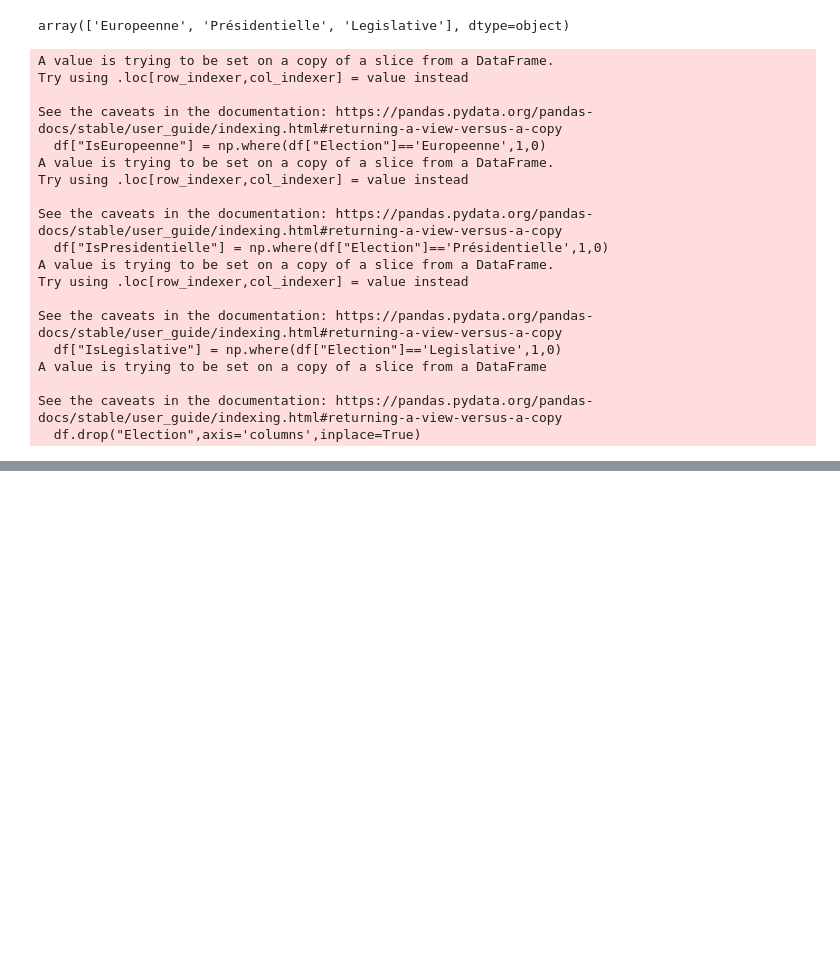
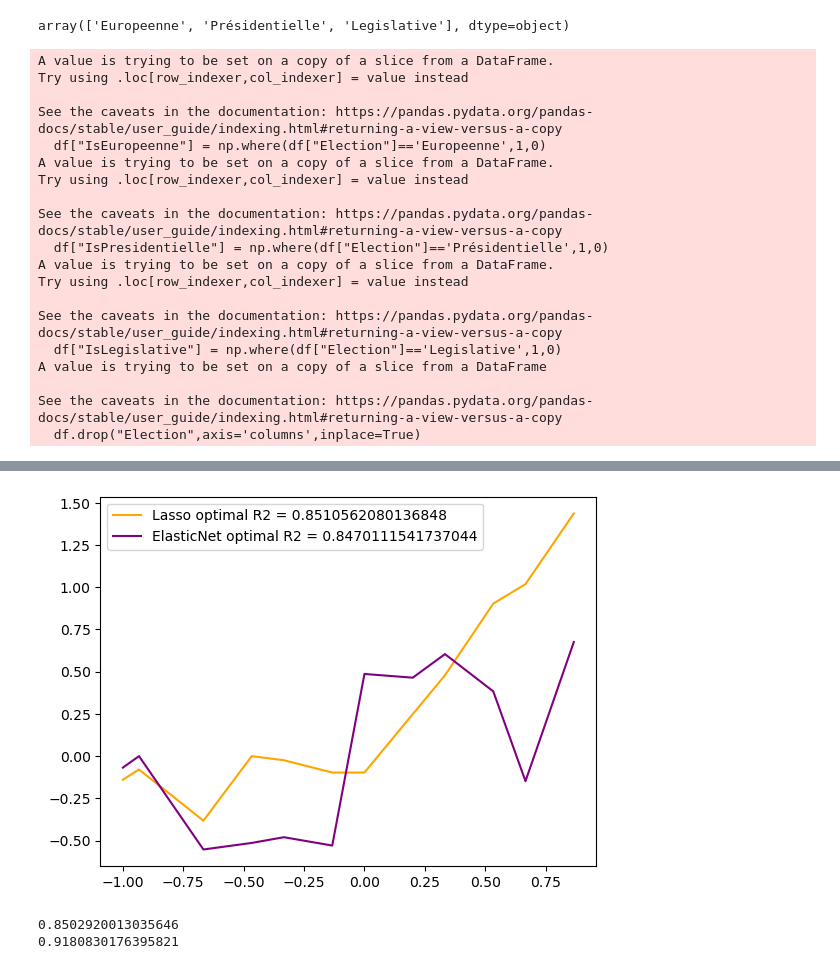
Before and after one commit to L-Clem/MSPR-Big-Data-et-Analyse-des-donnees, a Jupyter notebook: analisys.ipynb, the cells around one changed output, grey strips where cells are left out. Drawn from its saved outputs; the diff is of its cells as text; code cells hidden in the pictures; blank space fills up the shorter version.

Commit message:
regression prediction done

```diff
--- a/analisys.ipynb
+++ b/analisys.ipynb
@@ -125,0 +289,3 @@ Index(['Unnamed: 0', 'Année', 'age-depart-retraite', 'Dépenses', 'Recettes',
+# %%
+x_train, x_test, y_train, y_test = train_test_split(X_sc, y, test_size = 0.2, random_state = 0)
+x_train
@@ -125,0 +351,25 @@ Index(['Unnamed: 0', 'Année', 'age-depart-retraite', 'Dépenses', 'Recettes',
+# %%
+#%% Optimisation de la méthode ElasticNet
+
+elastic_pipeline = make_pipeline(
+                               ElasticNet())
+elastic_params = {
+    "elasticnet__max_iter": [50000],
+    "elasticnet__alpha": [1e-4, 1e-3, 1e-2, 1e-1],
+    "elasticnet__l1_ratio": [0.01, 0.1, 0.5, 1],
+    }
+
+elastic_grid = GridSearchCV(elastic_pipeline,
+                          param_grid = elastic_params,
+                          cv = 5,
+                          n_jobs = -1)
+
+elastic_grid.fit(x_train, y_train)
+
+best_comb_elastic = {
+    "R2": elastic_grid.best_score_,
+    "Params": elastic_grid.best_params_
+    }
+
+elastic_opt = elastic_grid.best_estimator_
+y_pred_elastic = elastic_opt.predict(x_test)
@@ -125,0 +392,28 @@ Index(['Unnamed: 0', 'Année', 'age-depart-retraite', 'Dépenses', 'Recettes',
+# %%
+#%% Visualisation des résultats
+
+predictions = np.hstack(( x_test, y_pred_lasso, y_pred_elastic ))
+
+predictions = predictions[np.argsort(predictions[:,0])]
+
+plt.figure()
+#plt.scatter(, y, label = "Données")
+plt.plot(predictions[:,0], predictions[:,1], c = "orange",
+          label = f"Lasso optimal R2 = {lasso_opt.score(x_test,y_test)}")
+plt.plot(predictions[:,0], predictions[:,2], c = "purple",
+          label = f"ElasticNet optimal R2 = {elastic_opt.score(x_test,y_test)}")
+#plt.plot(predictions[:,0], predictions[:,3], c = "purple",label = f"SVR optimal R2 = {svr_opt.score(x_test,y_test)}")
+plt.legend()
+plt.show()
+# %% [output]
+[figure, added]
+# %%
+#LINEAR GREGRESSION
+
+reg3 = LinearRegression()
+reg3.fit(x_train, y_train)
+print(reg3.score(x_test, y_test))
+print(reg3.score(x_train, y_train))
+# %% [output]
+0.8502920013035646
+0.9180830176395821
```
Also changed, not shown: parts of 27 cells of this notebook, 3 other files.
